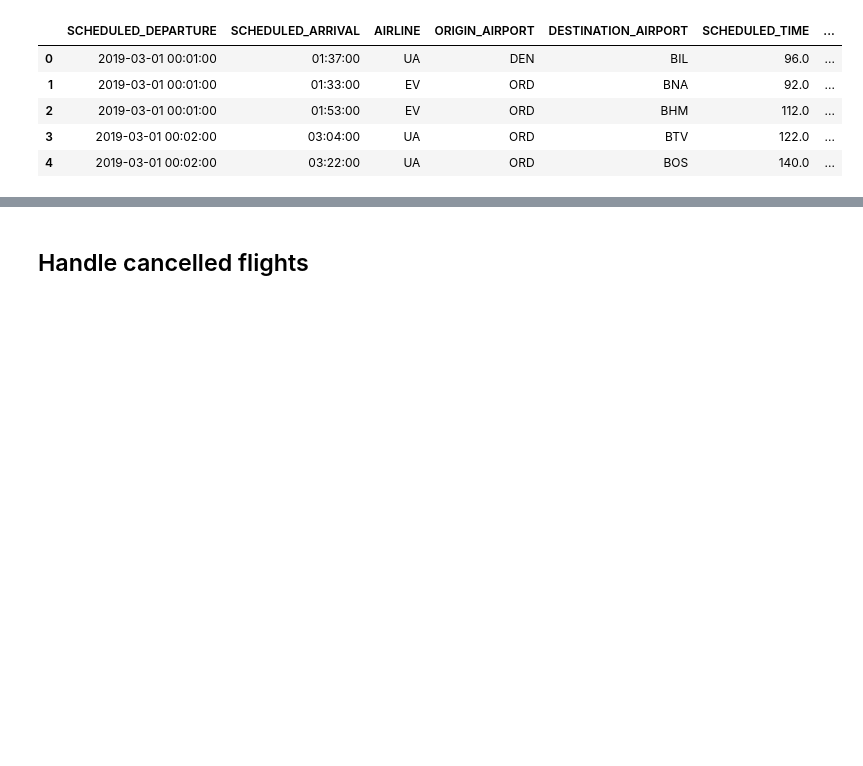
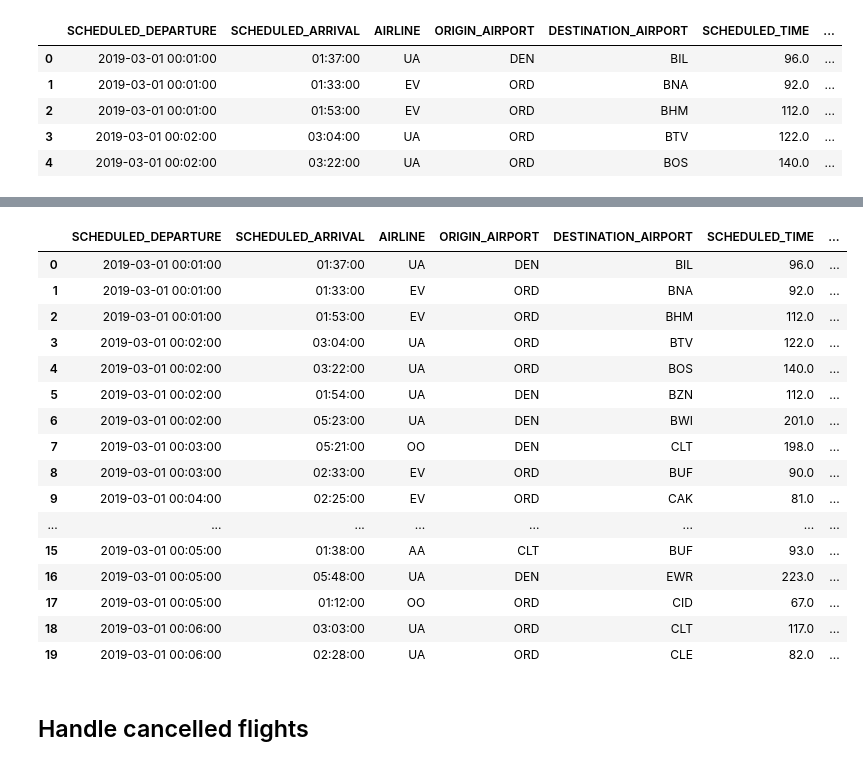
Before and after one commit to IliasWillems/Statistical-Consulting-Task1, a Jupyter notebook: Data_modification.ipynb, the cells around one changed output, grey strips where cells are left out. Drawn from its saved outputs; the diff is of its cells as text; code cells hidden in the pictures; blank space fills up the shorter version.

```diff
--- a/Data_modification.ipynb
+++ b/Data_modification.ipynb
@@ -31,11 +32,15 @@ august_data = pd.read_csv('Data\\future_data.csv')
 # Display original data
 past_data.head()
 
-df = past_data
+USE_ALL_DATA = True
+WRITE_DATA = True
 
-# Randomly sample a small data set from past_data to work on for testing.
-# df = past_data.sample(n=300, replace=False)
-# df.reset_index(inplace=True, drop=True)
+if USE_ALL_DATA:
+    df = past_data
+else:
+    # Randomly sample a small data set from past_data to work on for testing.
+    df = past_data.sample(n=300, replace=False)
+    df.reset_index(inplace=True, drop=True)
 # %% [markdown]
 ## Create a Total_Delay column
 # %%
@@ -68,7 +78,7 @@ array(['SCHEDULED_DEPARTURE', 'DEPARTURE_TIME', 'SCHEDULED_ARRIVAL',
 # %%
 df.drop(columns=['DEPARTURE_TIME', 'ARRIVAL_TIME', 'FLIGHT_NUMBER', 'TAIL_NUMBER', 'DEPARTURE_DELAY', 'TAXI_OUT', 'TAXI_IN',
                  'WHEELS_OFF', 'WHEELS_ON', 'AIR_TIME', 'CANCELLATION_REASON', 'AIR_SYSTEM_DELAY', 'SECURITY_DELAY',
-                 'AIRLINE_DELAY', 'LATE_AIRCRAFT_DELAY', 'WEATHER_DELAY'], inplace=True)
+                 'AIRLINE_DELAY', 'LATE_AIRCRAFT_DELAY', 'WEATHER_DELAY', 'ELAPSED_TIME'], inplace=True)
 df.head()
 # %% [output]
 |  | SCHEDULED_DEPARTURE | SCHEDULED_ARRIVAL | AIRLINE | ORIGIN_AIRPORT | DESTINATION_AIRPORT | SCHEDULED_TIME | ... |
@@ -97,2 +194,22 @@ df.head()
+# %%
+df.head(20)
+# %% [output]
+|  | SCHEDULED_DEPARTURE | SCHEDULED_ARRIVAL | AIRLINE | ORIGIN_AIRPORT | DESTINATION_AIRPORT | SCHEDULED_TIME | ... |
+| 0 | 2019-03-01 00:01:00 | 01:37:00 | UA | DEN | BIL | 96.0 | ... |
+| 1 | 2019-03-01 00:01:00 | 01:33:00 | EV | ORD | BNA | 92.0 | ... |
+| 2 | 2019-03-01 00:01:00 | 01:53:00 | EV | ORD | BHM | 112.0 | ... |
+| 3 | 2019-03-01 00:02:00 | 03:04:00 | UA | ORD | BTV | 122.0 | ... |
+| 4 | 2019-03-01 00:02:00 | 03:22:00 | UA | ORD | BOS | 140.0 | ... |
+| 5 | 2019-03-01 00:02:00 | 01:54:00 | UA | DEN | BZN | 112.0 | ... |
+| 6 | 2019-03-01 00:02:00 | 05:23:00 | UA | DEN | BWI | 201.0 | ... |
+| 7 | 2019-03-01 00:03:00 | 05:21:00 | OO | DEN | CLT | 198.0 | ... |
+| 8 | 2019-03-01 00:03:00 | 02:33:00 | EV | ORD | BUF | 90.0 | ... |
+| 9 | 2019-03-01 00:04:00 | 02:25:00 | EV | ORD | CAK | 81.0 | ... |
+| ... | ... | ... | ... | ... | ... | ... | ... |
+| 15 | 2019-03-01 00:05:00 | 01:38:00 | AA | CLT | BUF | 93.0 | ... |
+| 16 | 2019-03-01 00:05:00 | 05:48:00 | UA | DEN | EWR | 223.0 | ... |
+| 17 | 2019-03-01 00:05:00 | 01:12:00 | OO | ORD | CID | 67.0 | ... |
+| 18 | 2019-03-01 00:06:00 | 03:03:00 | UA | ORD | CLT | 117.0 | ... |
+| 19 | 2019-03-01 00:06:00 | 02:28:00 | UA | ORD | CLE | 82.0 | ... |
 # %% [markdown]
 ## Handle cancelled flights
```
Also changed, not shown: parts of 10 cells of this notebook, 2 other files.
